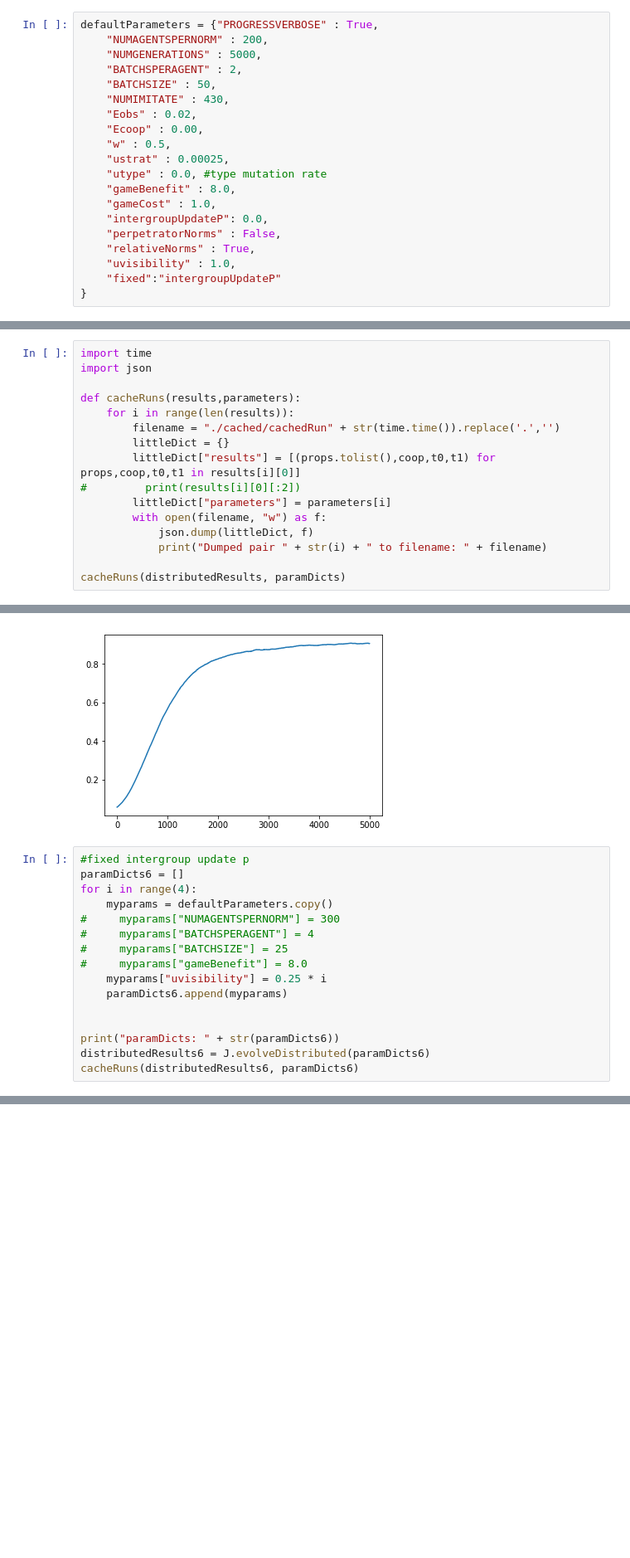
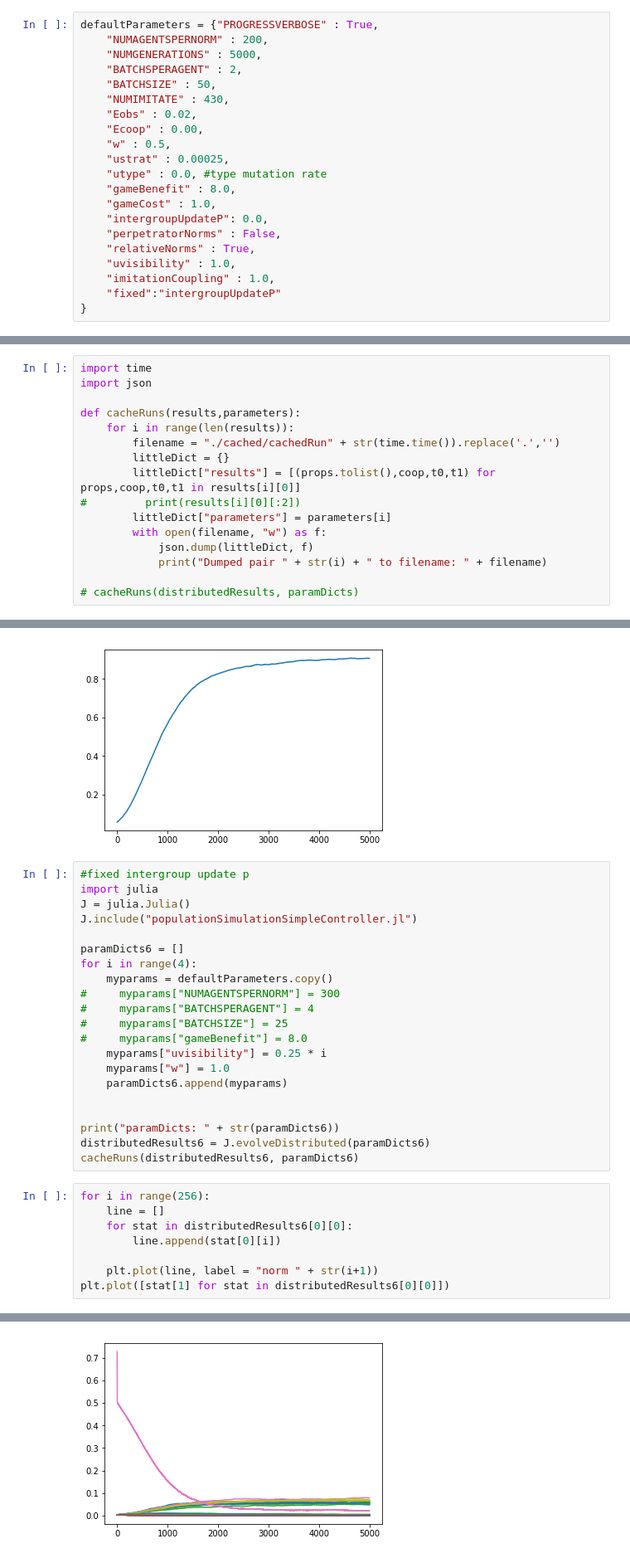
Before and after one commit to gavinforest/intergroupempathySimulations, a Jupyter notebook: play.ipynb, the cells around one changed output, grey strips where cells are left out. Shown at 83% size. Drawn from its saved outputs; the diff is of its cells as text; blank space fills up the shorter version.

Commit message:
Added coupling parameter, changed code to reimport julia

```diff
--- a/play.ipynb
+++ b/play.ipynb
@@ -100,6 +100,7 @@ defaultParameters = {"PROGRESSVERBOSE" : True,
     "perpetratorNorms" : False,
     "relativeNorms" : True,
     "uvisibility" : 1.0,
+    "imitationCoupling" : 1.0,
     "fixed":"intergroupUpdateP"
 }
 # %%
@@ -135,4 +136,4 @@ def cacheRuns(results,parameters):
             json.dump(littleDict, f)
             print("Dumped pair " + str(i) + " to filename: " + filename)
 
-cacheRuns(distributedResults, paramDicts)
+# cacheRuns(distributedResults, paramDicts)
@@ -434,6 +417,10 @@ Norm 8
 [figure]
 # %%
 #fixed intergroup update p
+import julia
+J = julia.Julia()
+J.include("populationSimulationSimpleController.jl")
+
 paramDicts6 = []
 for i in range(4):
     myparams = defaultParameters.copy()
@@ -442,9 +429,19 @@ for i in range(4):
 #     myparams["BATCHSIZE"] = 25
 #     myparams["gameBenefit"] = 8.0
     myparams["uvisibility"] = 0.25 * i
+    myparams["w"] = 1.0
     paramDicts6.append(myparams)
 
 
 print("paramDicts: " + str(paramDicts6))
 distributedResults6 = J.evolveDistributed(paramDicts6)
 cacheRuns(distributedResults6, paramDicts6)
+# %%
+for i in range(256):
+	line = []
+	for stat in distributedResults6[0][0]:
+		line.append(stat[0][i])
+
+	plt.plot(line, label = "norm " + str(i+1))
+plt.plot([stat[1] for stat in distributedResults6[0][0]])
+# %% [output]
@@ -450,0 +449 @@ cacheRuns(distributedResults6, paramDicts6)
+[figure, added]
```
Also changed, not shown: parts of 2 cells of this notebook, 1 other file.
